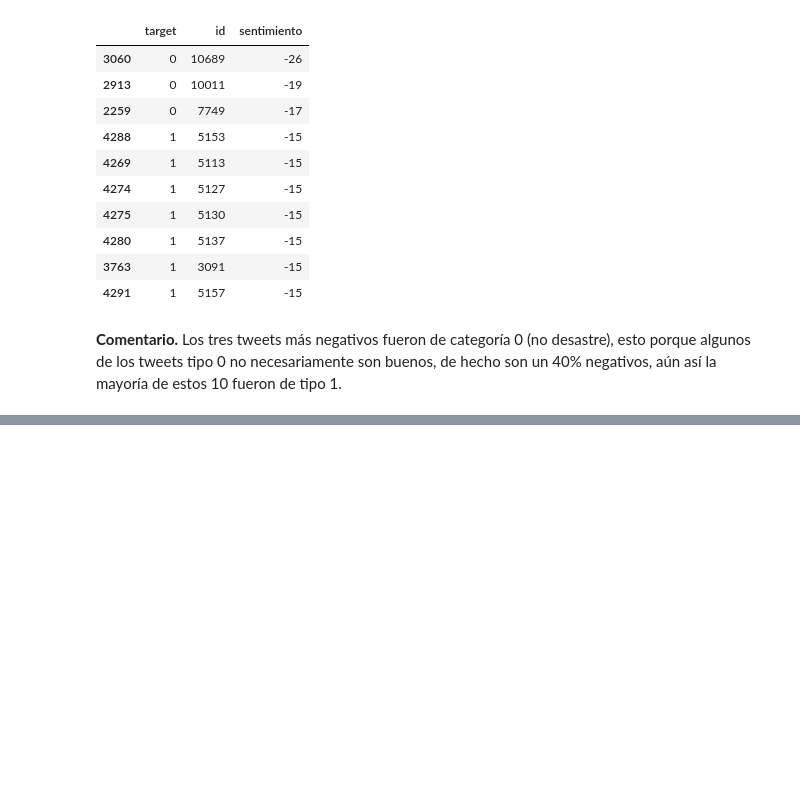
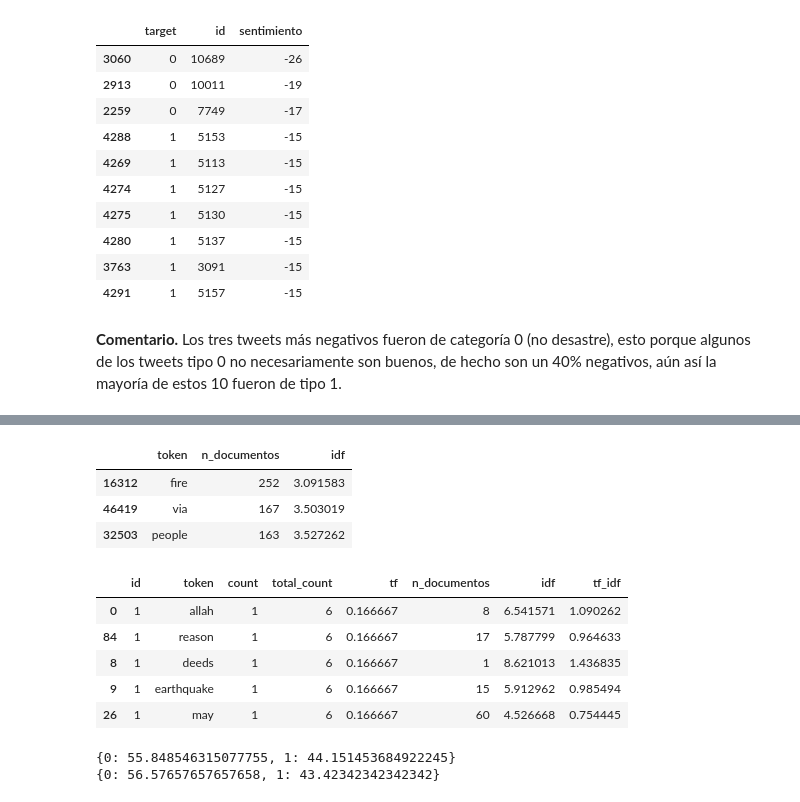
Before and after one commit to CarlosDanielMartinez/Laboratorio-5.-Analisis-de-sentimientos, a Jupyter notebook: Lab 5. Análisis de sentimientos.ipynb, the cells around one changed output, grey strips where cells are left out. Drawn from its saved outputs; the diff is of its cells as text; code cells hidden in the pictures; blank space fills up the shorter version.

```diff
--- a/Lab 5. Análisis de sentimientos.ipynb
+++ b/Lab 5. Análisis de sentimientos.ipynb
@@ -524,0 +653,30 @@ tweets_sentimientos.head(10)
+# %%
+# Inverse document frequency
+# ==============================================================================
+idf = tweets_tidy.copy()
+total_documents = idf["id"].drop_duplicates().count()
+# Número de documentos (tweets) en los que aparece cada término
+idf = idf.groupby(["token", "id"])["token"].agg(["count"]).reset_index()
+idf['n_documentos'] = idf.groupby('token')['count'].transform(sum)
+# Cálculo del idf
+idf['idf'] = np.log(total_documents / idf['n_documentos'])
+idf = idf[["token","n_documentos", "idf"]].drop_duplicates()
+idf.sort_values(by="idf").head(3)
+# %% [output]
+|  | token | n_documentos | idf |
+| 16312 | fire | 252 | 3.091583 |
+| 46419 | via | 167 | 3.503019 |
+| 32503 | people | 163 | 3.527262 |
+# %%
+# Term Frequency - Inverse Document Frequency
+# ==============================================================================
+tf_idf = pd.merge(left=tf, right=idf, on="token")
+tf_idf["tf_idf"] = tf_idf["tf"] * tf_idf["idf"]
+tf_idf.sort_values(by="id").head()
+# %% [output]
+|  | id | token | count | total_count | tf | n_documentos | idf | tf_idf |
+| 0 | 1 | allah | 1 | 6 | 0.166667 | 8 | 6.541571 | 1.090262 |
+| 84 | 1 | reason | 1 | 6 | 0.166667 | 17 | 5.787799 | 0.964633 |
+| 8 | 1 | deeds | 1 | 6 | 0.166667 | 1 | 8.621013 | 1.436835 |
+| 9 | 1 | earthquake | 1 | 6 | 0.166667 | 15 | 5.912962 | 0.985494 |
+| 26 | 1 | may | 1 | 6 | 0.166667 | 60 | 4.526668 | 0.754445 |
@@ -524,0 +696,8 @@ tweets_sentimientos.head(10)
+# %%
+value, counts = np.unique(y_train, return_counts=True)
+print(dict(zip(value, 100 * counts / sum(counts))))
+value, counts = np.unique(y_test, return_counts=True)
+print(dict(zip(value, 100 * counts / sum(counts))))
+# %% [output]
+{0: 55.848546315077755, 1: 44.151453684922245}
+{0: 56.57657657657658, 1: 43.42342342342342}
```
Also changed, not shown: parts of 29 cells of this notebook.
